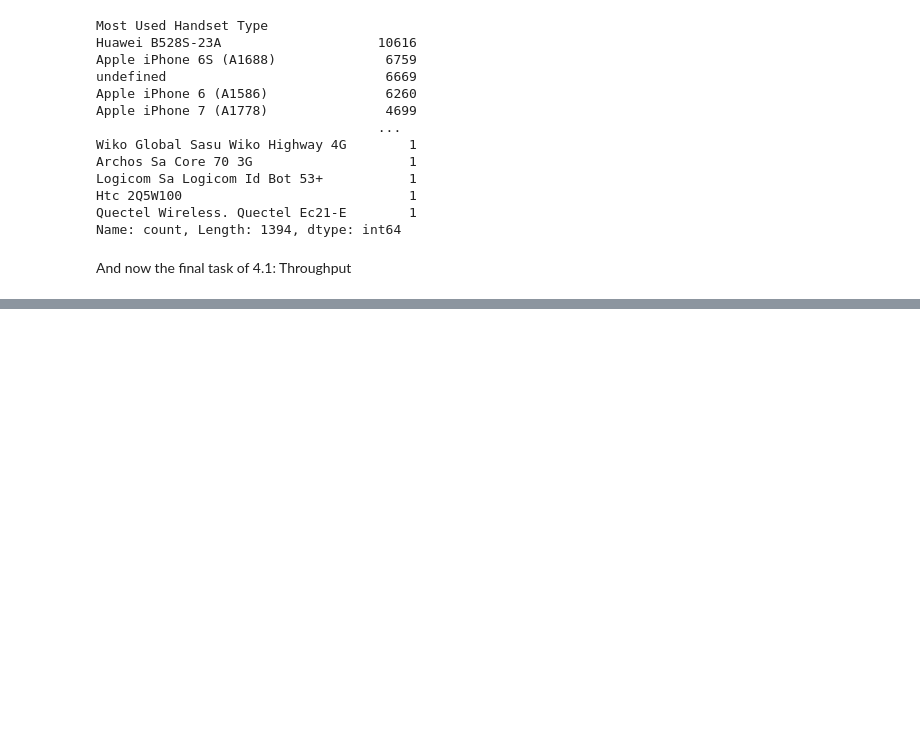
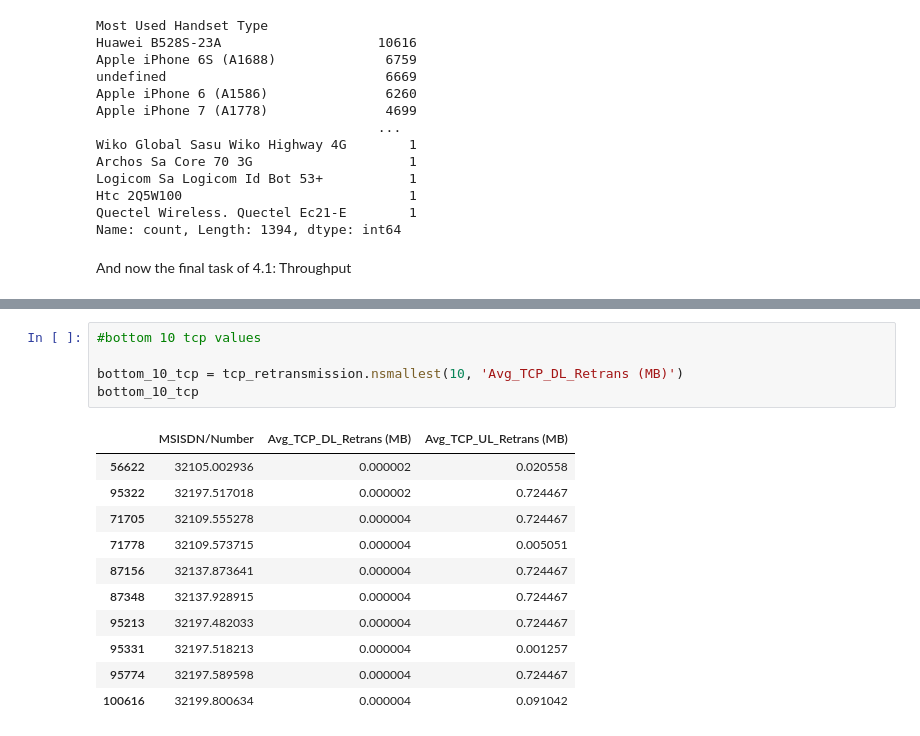
Before and after one commit to biniyam69/telecom, a Jupyter notebook: notebooks/Task4.ipynb, the cells around one changed output, grey strips where cells are left out. Cells and saved outputs as stored; diff of their text form; blank space fills up the shorter version.

```diff
--- a/notebooks/Task4.ipynb
+++ b/notebooks/Task4.ipynb
@@ -195,0 +217,17 @@ Index(['MSISDN/Number', 'Avg RTT DL (ms)', 'Avg RTT UL (ms)', 'Handset Type',
+# %%
+#bottom 10 tcp values
+
+bottom_10_tcp = tcp_retransmission.nsmallest(10, 'Avg_TCP_DL_Retrans (MB)')
+bottom_10_tcp
+# %% [output]
+|  | MSISDN/Number | Avg_TCP_DL_Retrans (MB) | Avg_TCP_UL_Retrans (MB) |
+| 56622 | 32105.002936 | 0.000002 | 0.020558 |
+| 95322 | 32197.517018 | 0.000002 | 0.724467 |
+| 71705 | 32109.555278 | 0.000004 | 0.724467 |
+| 71778 | 32109.573715 | 0.000004 | 0.005051 |
+| 87156 | 32137.873641 | 0.000004 | 0.724467 |
+| 87348 | 32137.928915 | 0.000004 | 0.724467 |
+| 95213 | 32197.482033 | 0.000004 | 0.724467 |
+| 95331 | 32197.518213 | 0.000004 | 0.001257 |
+| 95774 | 32197.589598 | 0.000004 | 0.724467 |
+| 100616 | 32199.800634 | 0.000004 | 0.091042 |
```
Also changed, not shown: parts of 5 cells of this notebook.
